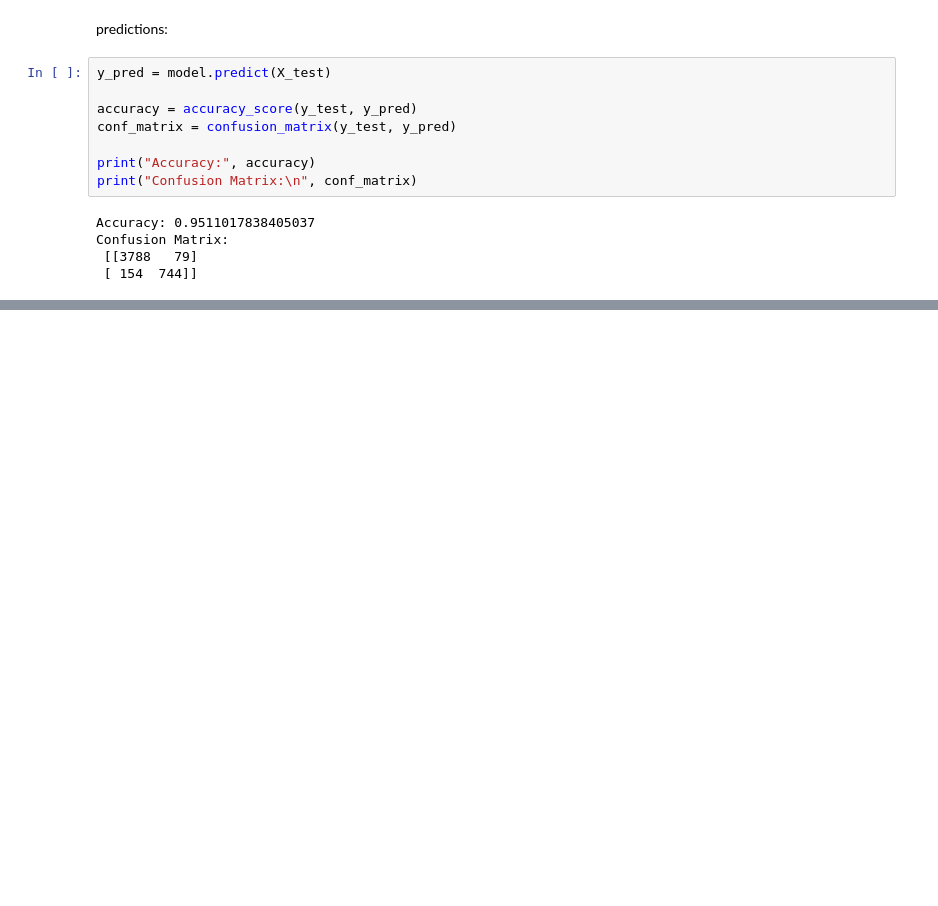
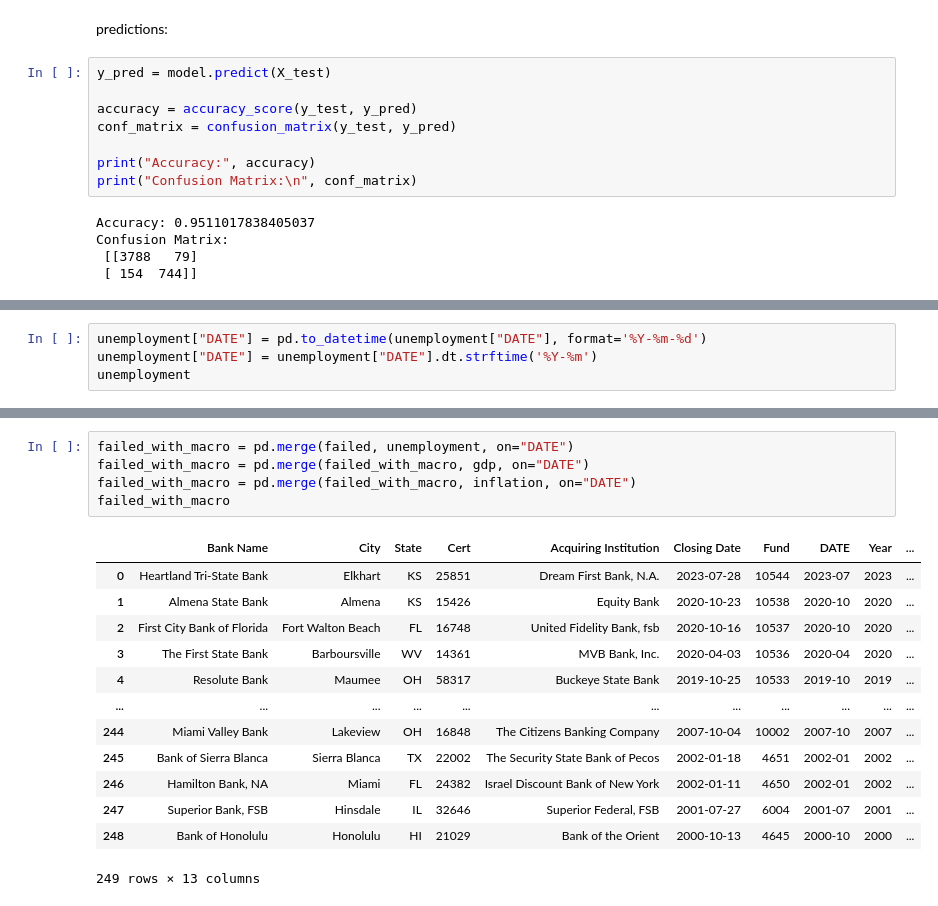
Before and after one commit to layadang/cs-365-bank-failures, a Jupyter notebook: main.ipynb, the cells around one changed output, grey strips where cells are left out. Saved outputs shown, nothing was run; the diff lists cells and outputs as text; blank space fills up the shorter version.

```diff
--- a/main.ipynb
+++ b/main.ipynb
@@ -197,0 +213,4 @@ plt.show()
+# %%
+unemployment["DATE"] = pd.to_datetime(unemployment["DATE"], format='%Y-%m-%d')
+unemployment["DATE"] = unemployment["DATE"].dt.strftime('%Y-%m')
+unemployment
@@ -197,0 +286,19 @@ plt.show()
+# %%
+failed_with_macro = pd.merge(failed, unemployment, on="DATE")
+failed_with_macro = pd.merge(failed_with_macro, gdp, on="DATE")
+failed_with_macro = pd.merge(failed_with_macro, inflation, on="DATE")
+failed_with_macro
+# %% [output]
+|  | Bank Name | City | State | Cert | Acquiring Institution | Closing Date | Fund | DATE | Year | ... |
+| 0 | Heartland Tri-State Bank | Elkhart | KS | 25851 | Dream First Bank, N.A. | 2023-07-28 | 10544 | 2023-07 | 2023 | ... |
+| 1 | Almena State Bank | Almena | KS | 15426 | Equity Bank | 2020-10-23 | 10538 | 2020-10 | 2020 | ... |
+| 2 | First City Bank of Florida | Fort Walton Beach | FL | 16748 | United Fidelity Bank, fsb | 2020-10-16 | 10537 | 2020-10 | 2020 | ... |
+| 3 | The First State Bank | Barboursville | WV | 14361 | MVB Bank, Inc. | 2020-04-03 | 10536 | 2020-04 | 2020 | ... |
+| 4 | Resolute Bank | Maumee | OH | 58317 | Buckeye State Bank | 2019-10-25 | 10533 | 2019-10 | 2019 | ... |
+| ... | ... | ... | ... | ... | ... | ... | ... | ... | ... | ... |
+| 244 | Miami Valley Bank | Lakeview | OH | 16848 | The Citizens Banking Company | 2007-10-04 | 10002 | 2007-10 | 2007 | ... |
+| 245 | Bank of Sierra Blanca | Sierra Blanca | TX | 22002 | The Security State Bank of Pecos | 2002-01-18 | 4651 | 2002-01 | 2002 | ... |
+| 246 | Hamilton Bank, NA | Miami | FL | 24382 | Israel Discount Bank of New York | 2002-01-11 | 4650 | 2002-01 | 2002 | ... |
+| 247 | Superior Bank, FSB | Hinsdale | IL | 32646 | Superior Federal, FSB | 2001-07-27 | 6004 | 2001-07 | 2001 | ... |
+| 248 | Bank of Honolulu | Honolulu | HI | 21029 | Bank of the Orient | 2000-10-13 | 4645 | 2000-10 | 2000 | ... |
+249 rows × 13 columns
```
Also changed, not shown: parts of 22 cells of this notebook, 4 other files.
